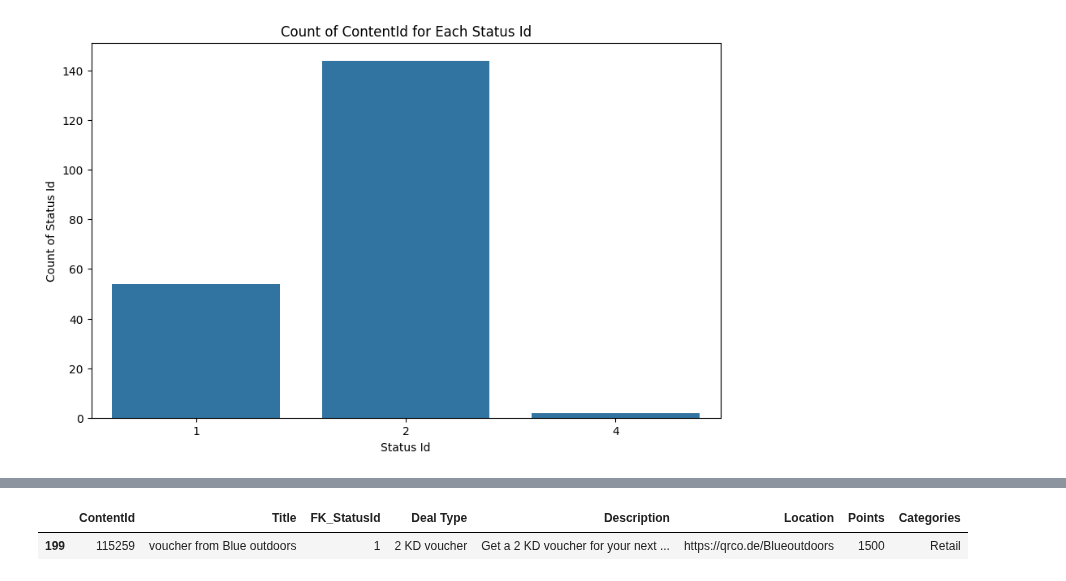
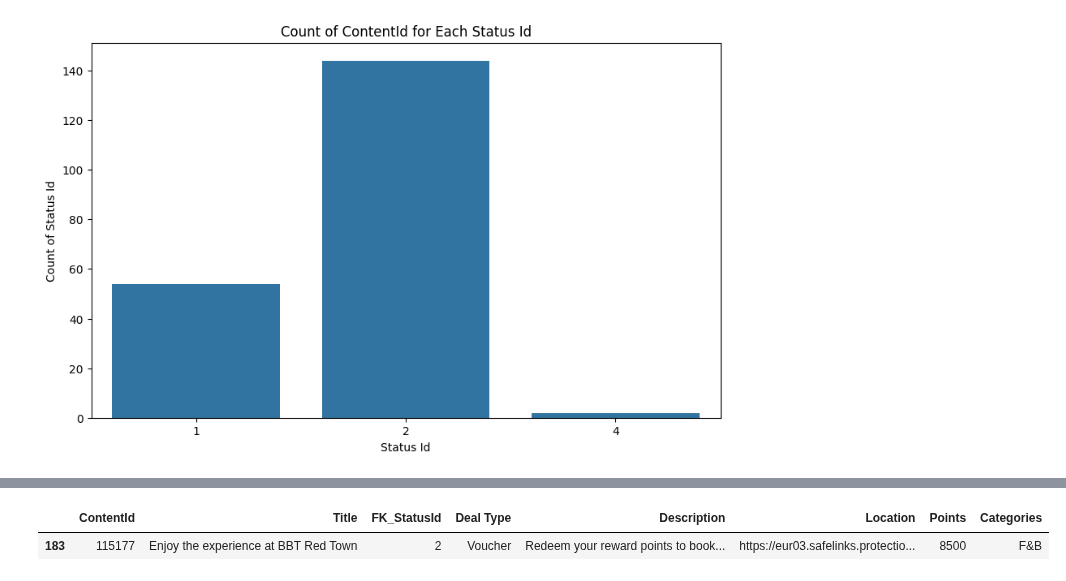
Before and after one commit to DboukAli98/KFHXRelatedAi, a Jupyter notebook: NoteBooks/Data Exploration/Deals_Data_Exploration.ipynb, the cells around one changed output, grey strips where cells are left out. Saved outputs shown, nothing was run; the diff lists cells and outputs as text; code cells hidden in the pictures.

```diff
--- a/NoteBooks/Data Exploration/Deals_Data_Exploration.ipynb
+++ b/NoteBooks/Data Exploration/Deals_Data_Exploration.ipynb
@@ -68,8 +80,8 @@ on_demand_deals
 # %%
-specific_content_id = 115259
+specific_content_id = 115177
 result = deals[deals['ContentId'] == specific_content_id]
 
 result
 # %% [output]
 |  | ContentId | Title | FK_StatusId | Deal Type | Description | Location | Points | Categories |
-| 199 | 115259 | voucher from Blue outdoors | 1 | 2 KD voucher | Get a 2 KD voucher for your next ... | https://qrco.de/Blueoutdoors | 1500 | Retail |
+| 183 | 115177 | Enjoy the experience at BBT Red Town | 2 | Voucher | Redeem your reward points to book... | https://eur03.safelinks.protectio... | 8500 | F&B |
```
Also changed, not shown: parts of 3 cells of this notebook, 3 other files.
